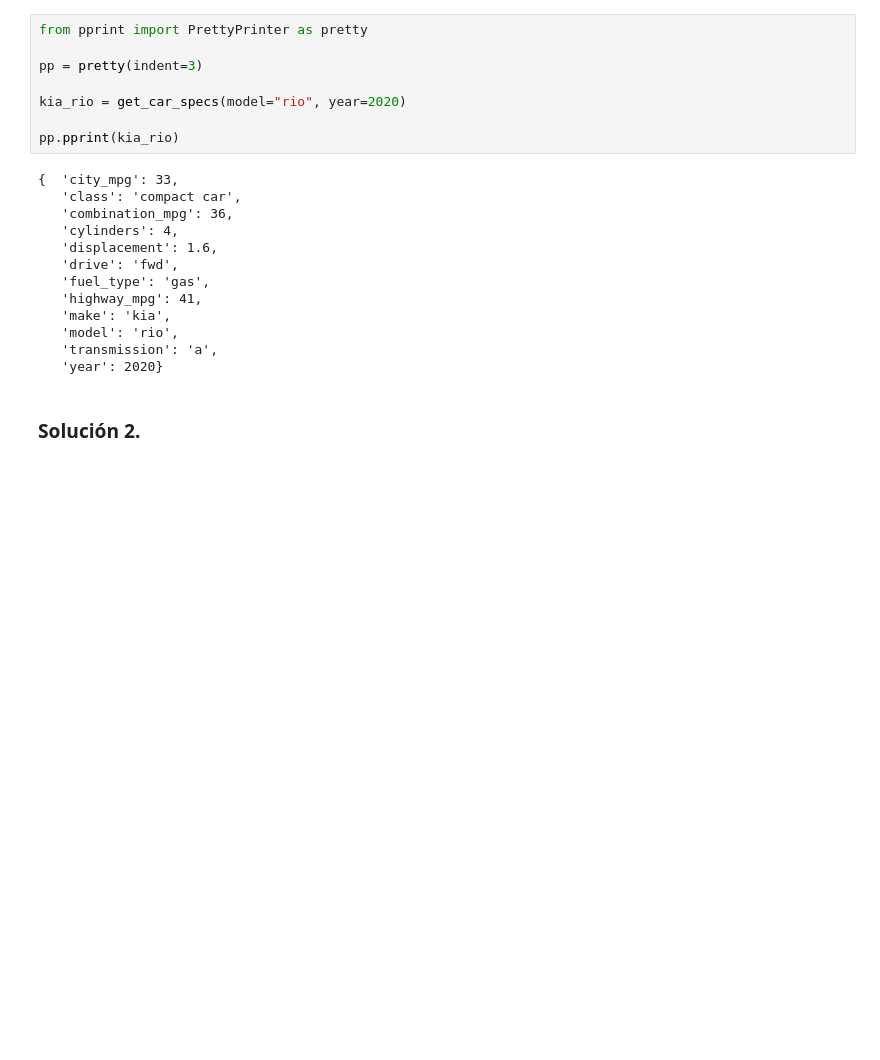
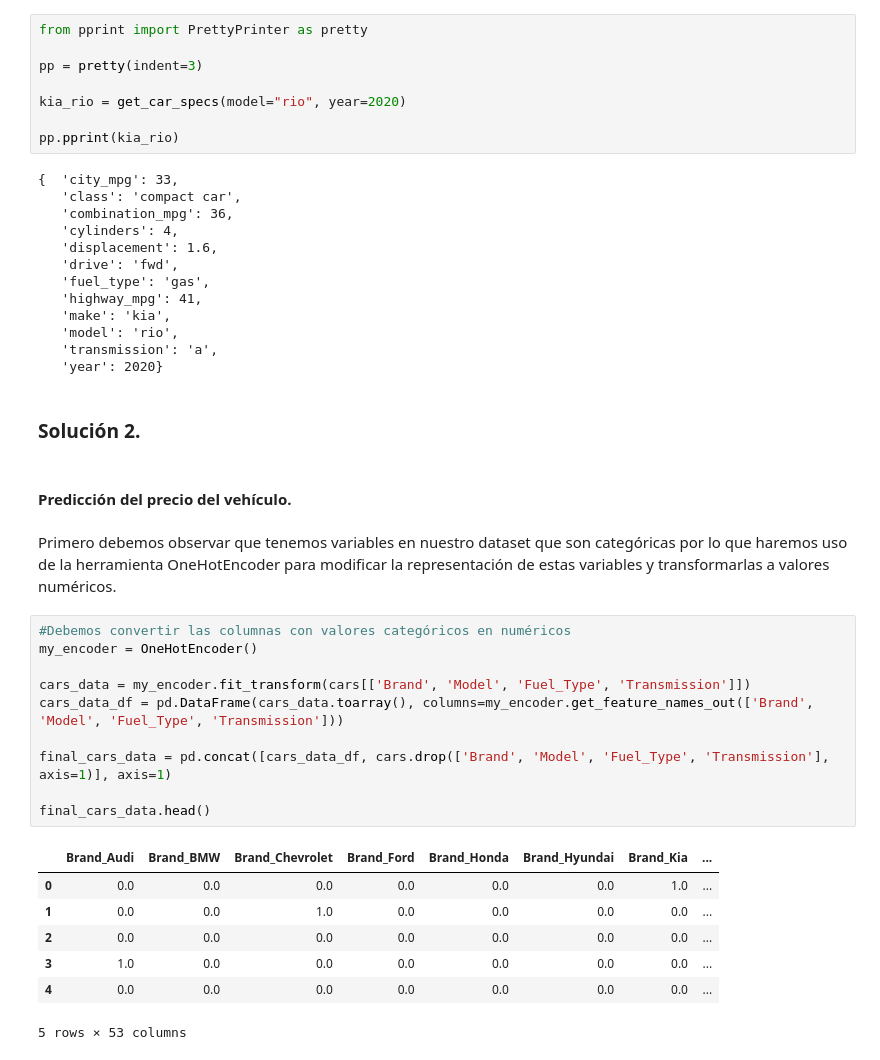
Before and after one commit to Morax19/ML_UCV, a Jupyter notebook: Parcial1/01_Parcial_Pregrado_II_2024.ipynb, the cells around one changed output. Drawn from its saved outputs; the diff is of its cells as text; blank space fills up the shorter version.

```diff
--- a/Parcial1/01_Parcial_Pregrado_II_2024.ipynb
+++ b/Parcial1/01_Parcial_Pregrado_II_2024.ipynb
@@ -579,3 +583,25 @@ pp.pprint(kia_rio)
    'year': 2020}
 # %% [markdown]
 ### Solución 2.
+# %% [markdown]
+#### Predicción del precio del vehículo.
+# %% [markdown]
+Primero debemos observar que tenemos variables en nuestro dataset que son categóricas por lo que haremos uso de la herramienta OneHotEncoder para modificar la representación de estas variables y transformarlas a valores numéricos.
+# %%
+#Debemos convertir las columnas con valores categóricos en numéricos
+my_encoder = OneHotEncoder()
+
+cars_data = my_encoder.fit_transform(cars[['Brand', 'Model', 'Fuel_Type', 'Transmission']])
+cars_data_df = pd.DataFrame(cars_data.toarray(), columns=my_encoder.get_feature_names_out(['Brand', 'Model', 'Fuel_Type', 'Transmission']))
+
+final_cars_data = pd.concat([cars_data_df, cars.drop(['Brand', 'Model', 'Fuel_Type', 'Transmission'], axis=1)], axis=1)
+
+final_cars_data.head()
+# %% [output]
+|  | Brand_Audi | Brand_BMW | Brand_Chevrolet | Brand_Ford | Brand_Honda | Brand_Hyundai | Brand_Kia | ... |
+| 0 | 0.0 | 0.0 | 0.0 | 0.0 | 0.0 | 0.0 | 1.0 | ... |
+| 1 | 0.0 | 0.0 | 1.0 | 0.0 | 0.0 | 0.0 | 0.0 | ... |
+| 2 | 0.0 | 0.0 | 0.0 | 0.0 | 0.0 | 0.0 | 0.0 | ... |
+| 3 | 1.0 | 0.0 | 0.0 | 0.0 | 0.0 | 0.0 | 0.0 | ... |
+| 4 | 0.0 | 0.0 | 0.0 | 0.0 | 0.0 | 0.0 | 0.0 | ... |
+5 rows × 53 columns
```
Also changed, not shown: parts of 24 cells of this notebook.
